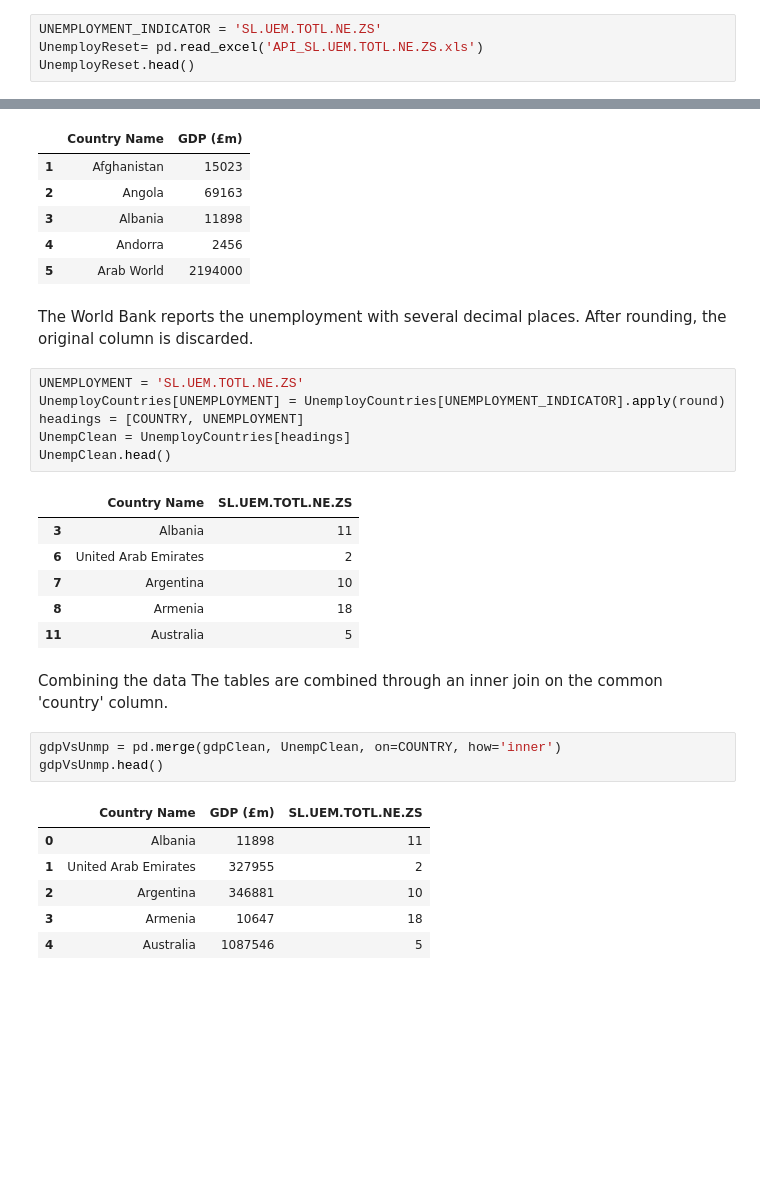
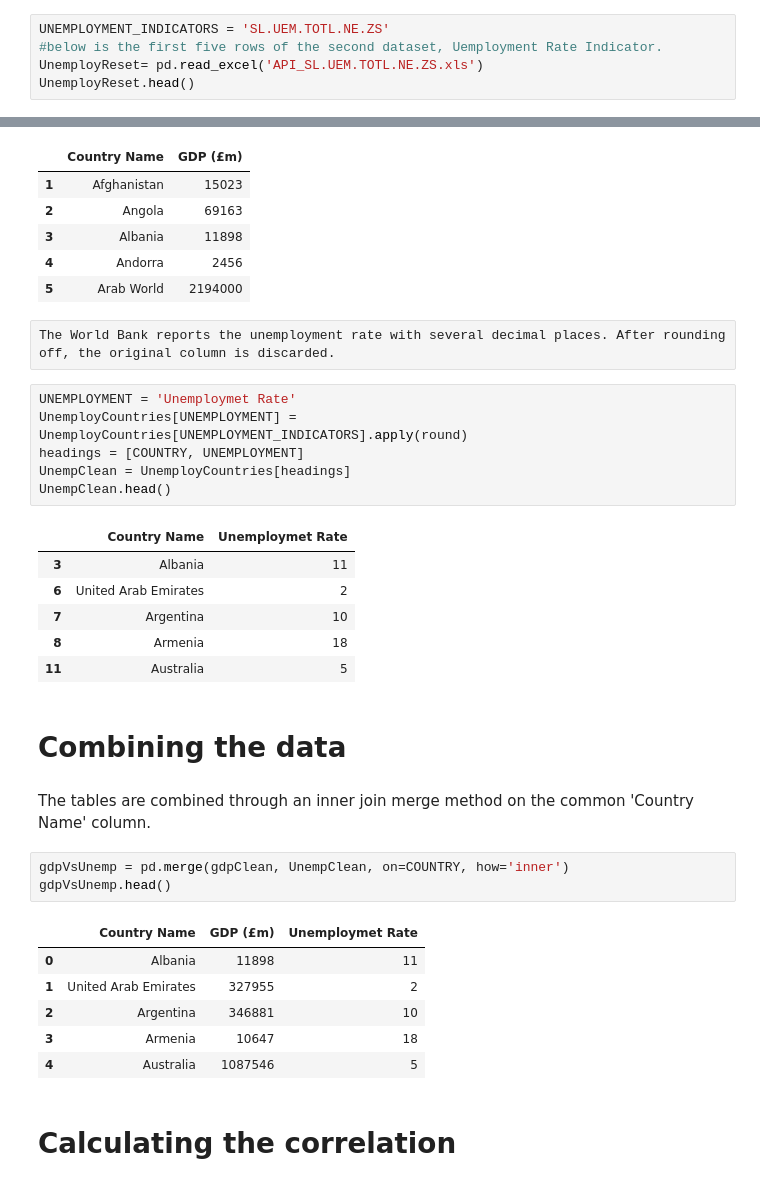
Before and after one commit to Women-Techsters-Fellowship-2021/Week-5-Assessment, a Jupyter notebook: Anagu Esther WT-21-074/Project2 on Economic Indicators' Correlation (GDP and Unemployment Rate).ipynb, the cells around one changed output, grey strips where cells are left out. Drawn from its saved outputs; the diff is of its cells as text; blank space fills up the shorter version.

Commit message:
Assessmet 5 on Data Analysis usinf Pandas

```diff
--- a/Anagu Esther WT-21-074/Project2 on .ipynb
+++ b/Anagu Esther WT-21-074/Project2 on Economic Indicators' Correlation (GDP and Unemployment Rate).ipynb
@@ -44,7 +50,8 @@ gdpReset.tail()
 | 262 | Zambia | 2019 | 2.330977e+10 |
 | 263 | Zimbabwe | 2019 | 2.144076e+10 |
 # %%
-UNEMPLOYMENT_INDICATOR = 'SL.UEM.TOTL.NE.ZS'
+UNEMPLOYMENT_INDICATORS = 'SL.UEM.TOTL.NE.ZS'
+#below is the first five rows of the second dataset, Uemployment Rate Indicator.
 UnemployReset= pd.read_excel('API_SL.UEM.TOTL.NE.ZS.xls')
 UnemployReset.head()
 # %% [output]
@@ -138,32 +144,35 @@ gdpClean.head()
 | 3 | Albania | 11898 |
 | 4 | Andorra | 2456 |
 | 5 | Arab World | 2194000 |
-# %% [markdown]
-The World Bank reports the unemployment with several decimal places. After rounding, the original column is discarded.
+# %% [raw]
+The World Bank reports the unemployment rate with several decimal places. After rounding off, the original column is discarded.
 # %%
-UNEMPLOYMENT = 'SL.UEM.TOTL.NE.ZS'
-UnemployCountries[UNEMPLOYMENT] = UnemployCountries[UNEMPLOYMENT_INDICATOR].apply(round)
+UNEMPLOYMENT = 'Unemploymet Rate'
+UnemployCountries[UNEMPLOYMENT] = UnemployCountries[UNEMPLOYMENT_INDICATORS].apply(round)
 headings = [COUNTRY, UNEMPLOYMENT]
 UnempClean = UnemployCountries[headings]
 UnempClean.head()
 # %% [output]
-|  | Country Name | SL.UEM.TOTL.NE.ZS |
+|  | Country Name | Unemploymet Rate |
 | 3 | Albania | 11 |
 | 6 | United Arab Emirates | 2 |
 | 7 | Argentina | 10 |
 | 8 | Armenia | 18 |
 | 11 | Australia | 5 |
+# %% [markdown]
+# Combining the data
 # %% [markdown]
-Combining the data
-The tables are combined through an inner join on the common 'country' column.
+The tables are combined through an inner join merge method on the common 'Country Name' column.
 # %%
-gdpVsUnmp = pd.merge(gdpClean, UnempClean, on=COUNTRY, how='inner')
-gdpVsUnmp.head()
+gdpVsUnemp = pd.merge(gdpClean, UnempClean, on=COUNTRY, how='inner')
+gdpVsUnemp.head()
 # %% [output]
-|  | Country Name | GDP (£m) | SL.UEM.TOTL.NE.ZS |
+|  | Country Name | GDP (£m) | Unemploymet Rate |
 | 0 | Albania | 11898 | 11 |
 | 1 | United Arab Emirates | 327955 | 2 |
 | 2 | Argentina | 346881 | 10 |
 | 3 | Armenia | 10647 | 18 |
 | 4 | Australia | 1087546 | 5 |
+# %% [markdown]
+# Calculating the correlation
 # %% [markdown]
```
Also changed, not shown: parts of 23 cells of this notebook.
